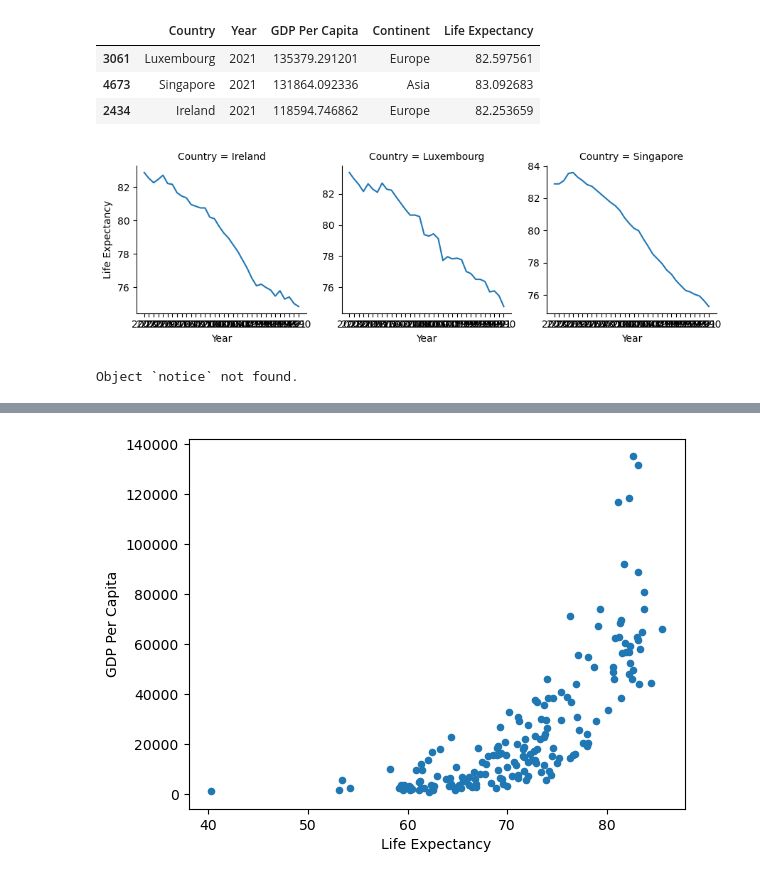
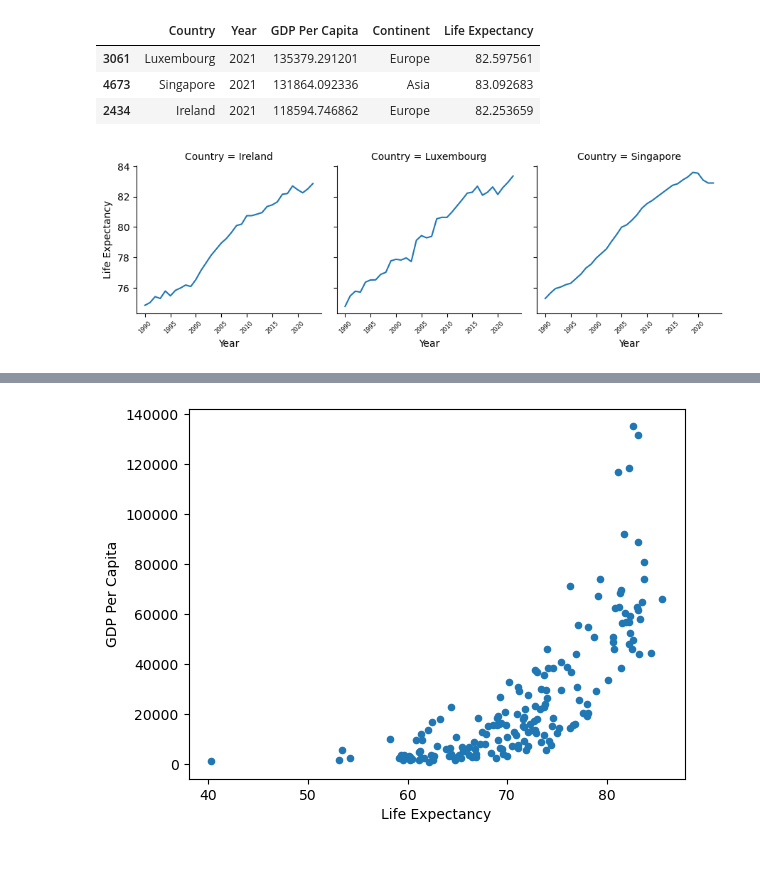
Before and after one commit to nss-data-science-cohort-9/un-exploration-Grantalan, a Jupyter notebook: notebooks/UN_Data_Exploration.ipynb, the cells around one changed output, grey strips where cells are left out. Cells and saved outputs as stored; diff of their text form; code cells hidden in the pictures.

```diff
--- a/notebooks/UN_Data_Exploration.ipynb
+++ b/notebooks/UN_Data_Exploration.ipynb
@@ -343,8 +343,11 @@ continents.head()
 # %% [markdown]
 18. Merge gdp_df and continents. Keep only the countries that appear in both data frames. Save the result back to gdp_df.
 # %%
-gdp_df = pd.merge(gdp_df, continents,
-how='inner', on='Country')
+gdp_df = pd.merge(
+    gdp_df,
+    continents,
+    how='inner',
+    on='Country')
 # %% [markdown]
 19. Determine the number of countries per continent. Create a bar chart showing this.
 # %%
@@ -523,13 +526,12 @@ top3_2021.head()
 | 4673 | Singapore | 2021 | 131864.092336 | Asia | 83.092683 |
 | 2434 | Ireland | 2021 | 118594.746862 | Europe | 82.253659 |
 # %%
-top3 = gdp_le[gdp_le['Country'].isin(['Luxembourg', 'Singapore', 'Ireland'])]
+top3 = gdp_le[gdp_le['Country'].isin(['Luxembourg', 'Singapore', 'Ireland'])].copy()
+# %%
+top3['Year'] = top3['Year'].astype('int')
 # %%
-g = sns.FacetGrid(data = top3, col= 'Country',  sharey=False)
-g.map_dataframe(sns.lineplot, x='Year', y='Life Expectancy');
+g = sns.FacetGrid(data = top3, col= 'Country',  sharey=True)
+g.map_dataframe(sns.lineplot, x='Year', y='Life Expectancy')
+g.tick_params(axis='x', rotation = 45, labelsize = 6);
 # %% [output]
-[figure, old version]
+[figure, new version]
-# %%
-27. Create a scatter plot of Life Expectancy vs GDP per Capita for the year 2021. What do you notice?
-# %% [output]
-Object `notice` not found.
```
Also changed, not shown: parts of 9 cells of this notebook.
